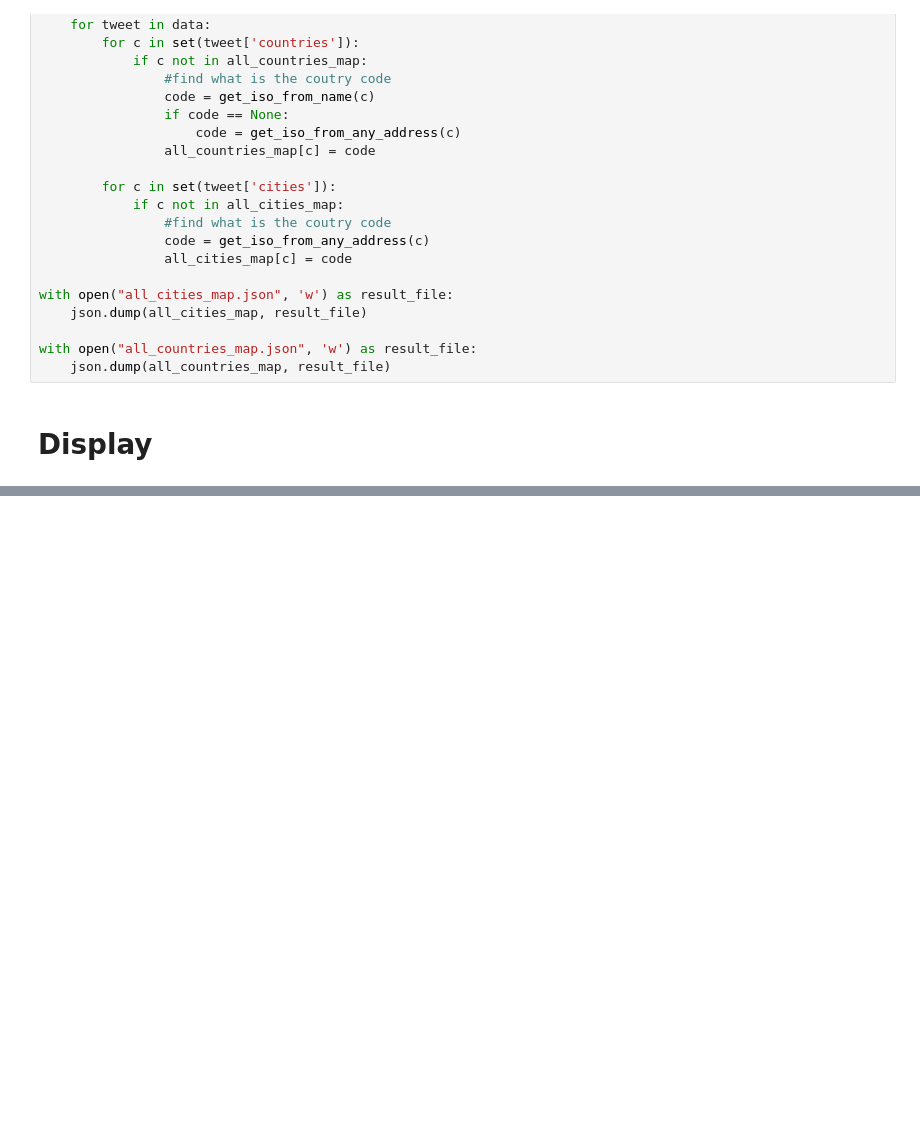
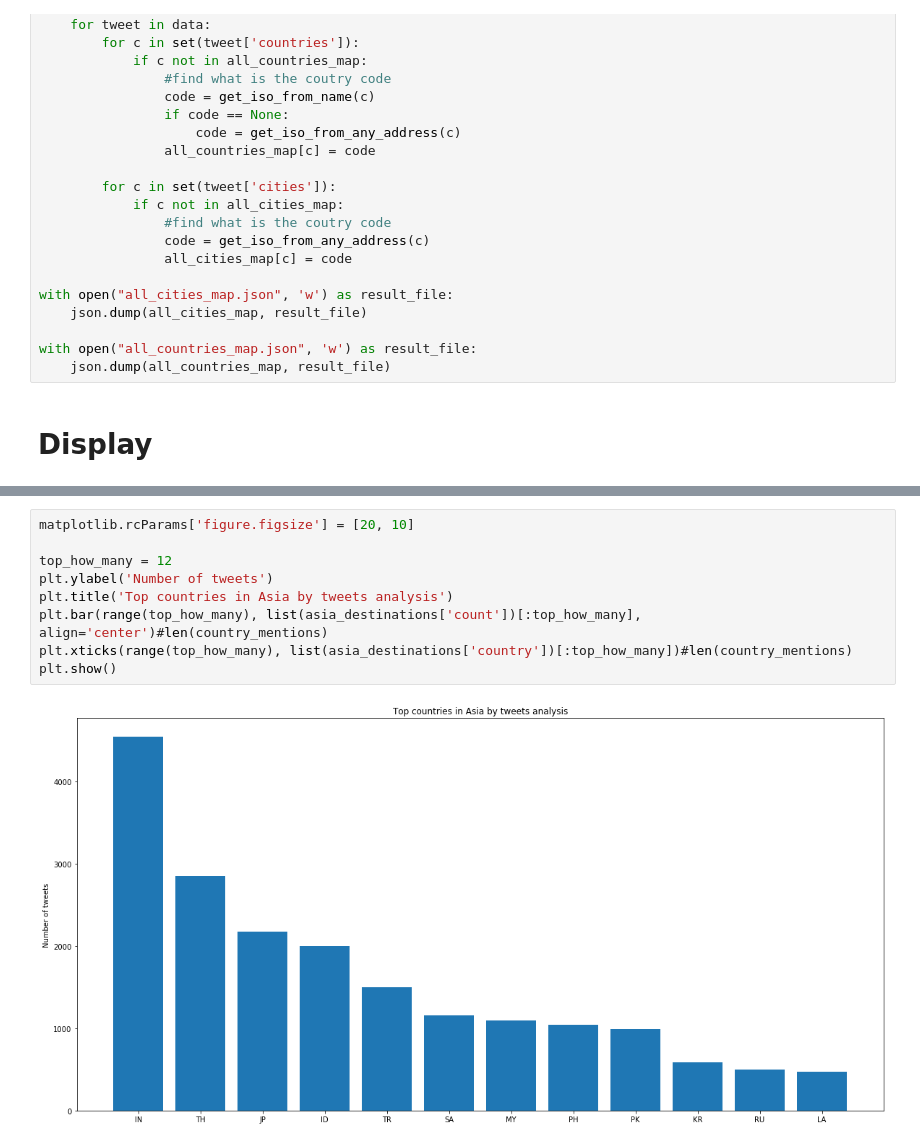
Before and after one commit to vostruk/twitter-feed-analysis, a Jupyter notebook: Twitter location analysis.ipynb, the cells around one changed output, grey strips where cells are left out. Saved outputs shown, nothing was run; the diff lists cells and outputs as text; blank space fills up the shorter version.

```diff
--- a/Twitter location analysis.ipynb
+++ b/Twitter location analysis.ipynb
@@ -214,3 +236,14 @@ plt.show()
+# %%
+matplotlib.rcParams['figure.figsize'] = [20, 10]
+
+top_how_many = 12
+plt.ylabel('Number of tweets')
+plt.title('Top countries in Asia by tweets analysis')
+plt.bar(range(top_how_many), list(asia_destinations['count'])[:top_how_many], align='center')#len(country_mentions)
+plt.xticks(range(top_how_many), list(asia_destinations['country'])[:top_how_many])#len(country_mentions)
+plt.show()
+# %% [output]
+[figure, added]
 # %% [markdown]
 ## TODOs
 
```
Also changed, not shown: parts of 11 cells of this notebook, 3 other files.
